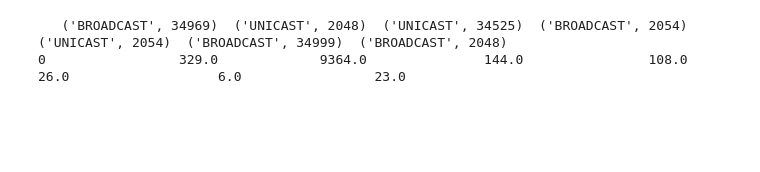
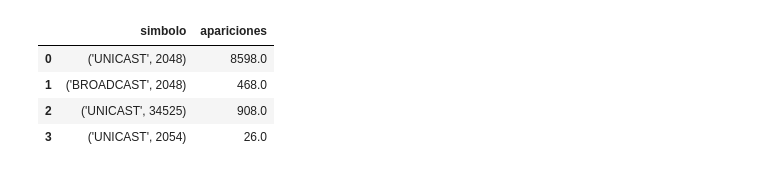
Before and after one commit to erikernst4/Networks, a Jupyter notebook: experimentacion.ipynb, the cells around one changed output. Drawn from its saved outputs; the diff is of its cells as text; code cells hidden in the pictures; blank space fills up the shorter version.

```diff
--- a/experimentacion.ipynb
+++ b/experimentacion.ipynb
@@ -5,7 +8,0 @@ import math
-# %%
-df = pd.read_csv('captura.csv')
-
-print(df.to_string())
-# %% [output]
-   ('BROADCAST', 34969)  ('UNICAST', 2048)  ('UNICAST', 34525)  ('BROADCAST', 2054)  ('UNICAST', 2054)  ('BROADCAST', 34999)  ('BROADCAST', 2048)
-0                 329.0             9364.0               144.0                108.0               26.0                   6.0                 23.0
@@ -72,0 +9,17 @@ fig.show()
+# %%
+dict_capturas = dict({'erik': './results/captura_erik_12:53_21-4-2022.csv',
+                      'wifi exactas': './results/captura_wifi-exactas_18:18_21-4-2022.csv'})
+
+for captura in dict_capturas.keys():
+    dict_capturas[captura] = pd.read_csv(dict_capturas[captura], usecols=['simbolo', 'apariciones'])
+    dict_capturas[captura].name = captura
+
+df_captura_erik = dict_capturas['erik']
+df_wifi_exactas = dict_capturas['wifi exactas']
+df_wifi_exactas
+# %% [output]
+|  | simbolo | apariciones |
+| 0 | ('UNICAST', 2048) | 8598.0 |
+| 1 | ('BROADCAST', 2048) | 468.0 |
+| 2 | ('UNICAST', 34525) | 908.0 |
+| 3 | ('UNICAST', 2054) | 26.0 |
```
Also changed, not shown: parts of 14 cells of this notebook, 10 other files.
